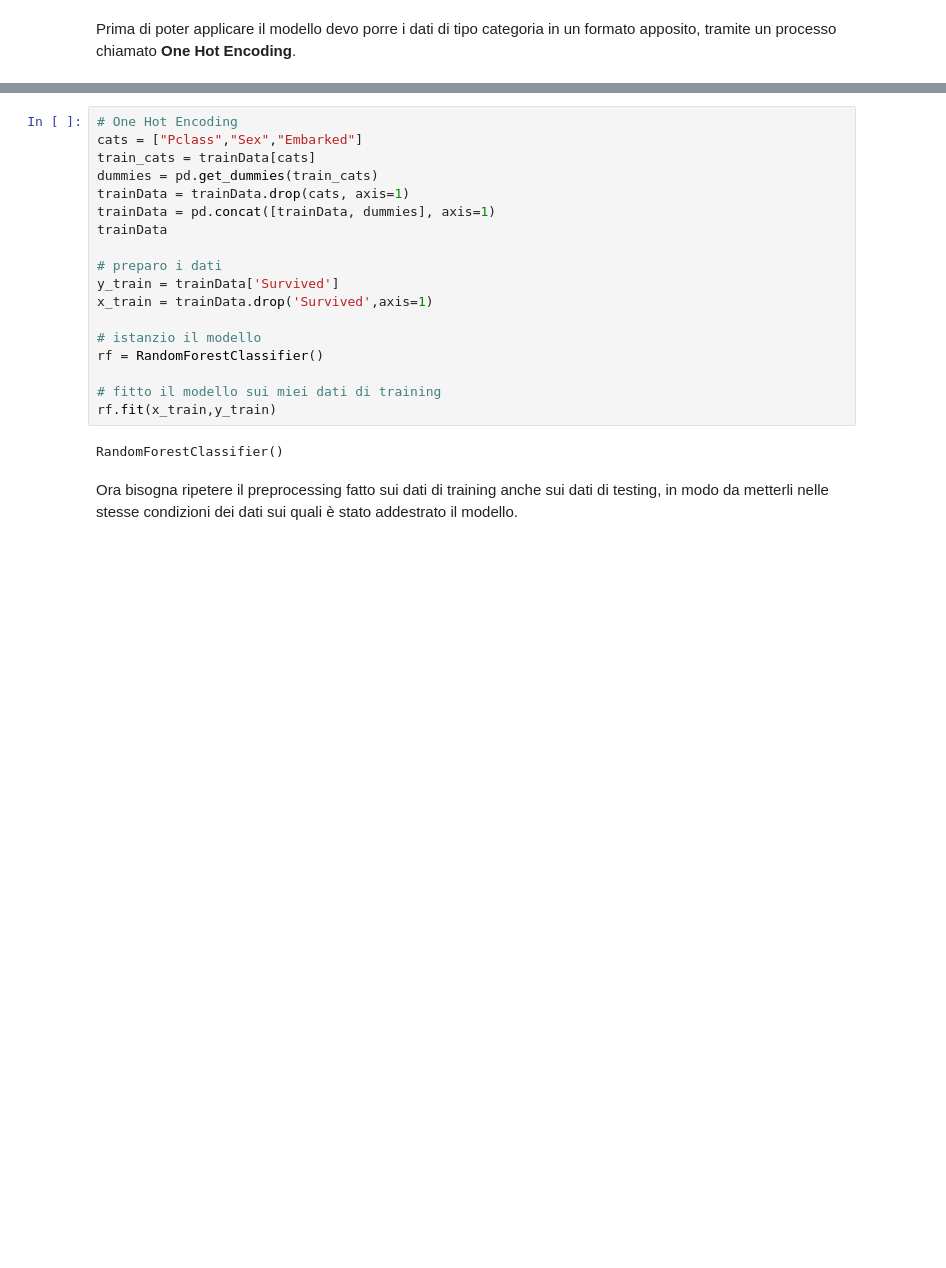
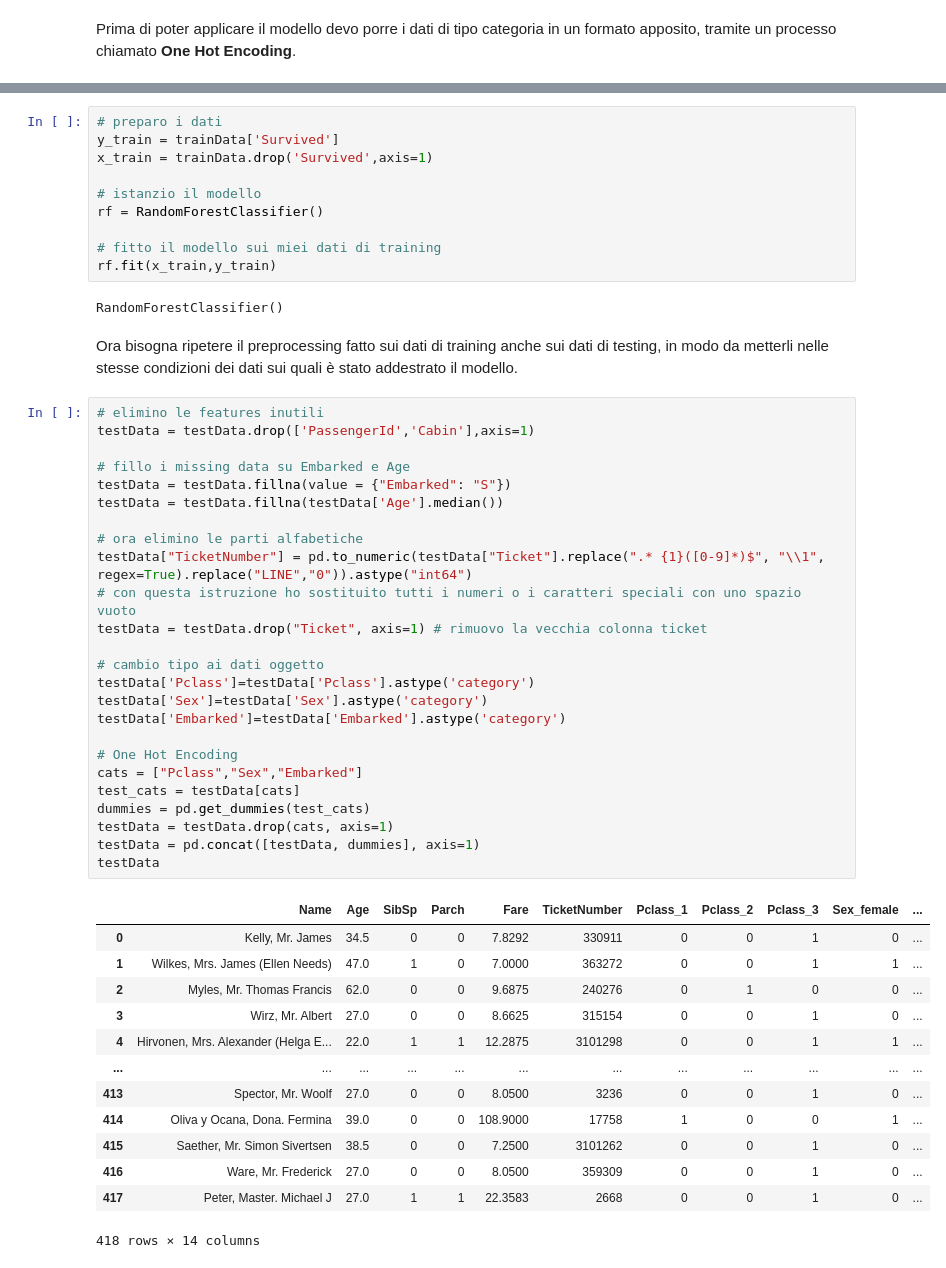
Before and after one commit to edoofra/Titanic-Survived-Prediction-ML-classification, a Jupyter notebook: titanic-survived-prediction-ml-classification.ipynb, the cells around one changed output, grey strips where cells are left out. Drawn from its saved outputs; the diff is of its cells as text; blank space fills up the shorter version.

```diff
--- a/titanic-survived-prediction-ml-classification.ipynb
+++ b/titanic-survived-prediction-ml-classification.ipynb
@@ -322,12 +344,4 @@ Prima di poter applicare il modello devo porre i dati di tipo categoria in un fo
 # %%
-# One Hot Encoding
-cats = ["Pclass","Sex","Embarked"]
-train_cats = trainData[cats]
-dummies = pd.get_dummies(train_cats)
-trainData = trainData.drop(cats, axis=1)
-trainData = pd.concat([trainData, dummies], axis=1)
-trainData
-
 # preparo i dati
 y_train = trainData['Survived']
 x_train = trainData.drop('Survived',axis=1)
@@ -341,3 +355,42 @@ rf.fit(x_train,y_train)
 RandomForestClassifier()
 # %% [markdown]
 Ora bisogna ripetere il preprocessing fatto sui dati di training anche sui dati di testing, in modo da metterli nelle stesse condizioni dei dati sui quali è stato addestrato il modello.
+# %%
+# elimino le features inutili
+testData = testData.drop(['PassengerId','Cabin'],axis=1)
+
+# fillo i missing data su Embarked e Age
+testData = testData.fillna(value = {"Embarked": "S"})
+testData = testData.fillna(testData['Age'].median())
+
+# ora elimino le parti alfabetiche
+testData["TicketNumber"] = pd.to_numeric(testData["Ticket"].replace(".* {1}([0-9]*)$", "\\1", regex=True).replace("LINE","0")).astype("int64")
+# con questa istruzione ho sostituito tutti i numeri o i caratteri speciali con uno spazio vuoto
+testData = testData.drop("Ticket", axis=1) # rimuovo la vecchia colonna ticket
+
+# cambio tipo ai dati oggetto
+testData['Pclass']=testData['Pclass'].astype('category')
+testData['Sex']=testData['Sex'].astype('category')
+testData['Embarked']=testData['Embarked'].astype('category')
+
+# One Hot Encoding
+cats = ["Pclass","Sex","Embarked"]
+test_cats = testData[cats]
+dummies = pd.get_dummies(test_cats)
+testData = testData.drop(cats, axis=1)
+testData = pd.concat([testData, dummies], axis=1)
+testData
+# %% [output]
+|  | Name | Age | SibSp | Parch | Fare | TicketNumber | Pclass_1 | Pclass_2 | Pclass_3 | Sex_female | ... |
+| 0 | Kelly, Mr. James | 34.5 | 0 | 0 | 7.8292 | 330911 | 0 | 0 | 1 | 0 | ... |
+| 1 | Wilkes, Mrs. James (Ellen Needs) | 47.0 | 1 | 0 | 7.0000 | 363272 | 0 | 0 | 1 | 1 | ... |
+| 2 | Myles, Mr. Thomas Francis | 62.0 | 0 | 0 | 9.6875 | 240276 | 0 | 1 | 0 | 0 | ... |
+| 3 | Wirz, Mr. Albert | 27.0 | 0 | 0 | 8.6625 | 315154 | 0 | 0 | 1 | 0 | ... |
+| 4 | Hirvonen, Mrs. Alexander (Helga E... | 22.0 | 1 | 1 | 12.2875 | 3101298 | 0 | 0 | 1 | 1 | ... |
+| ... | ... | ... | ... | ... | ... | ... | ... | ... | ... | ... | ... |
+| 413 | Spector, Mr. Woolf | 27.0 | 0 | 0 | 8.0500 | 3236 | 0 | 0 | 1 | 0 | ... |
+| 414 | Oliva y Ocana, Dona. Fermina | 39.0 | 0 | 0 | 108.9000 | 17758 | 1 | 0 | 0 | 1 | ... |
+| 415 | Saether, Mr. Simon Sivertsen | 38.5 | 0 | 0 | 7.2500 | 3101262 | 0 | 0 | 1 | 0 | ... |
+| 416 | Ware, Mr. Frederick | 27.0 | 0 | 0 | 8.0500 | 359309 | 0 | 0 | 1 | 0 | ... |
+| 417 | Peter, Master. Michael J | 27.0 | 1 | 1 | 22.3583 | 2668 | 0 | 0 | 1 | 0 | ... |
+418 rows × 14 columns
```
Also changed, not shown: parts of 5 cells of this notebook.
